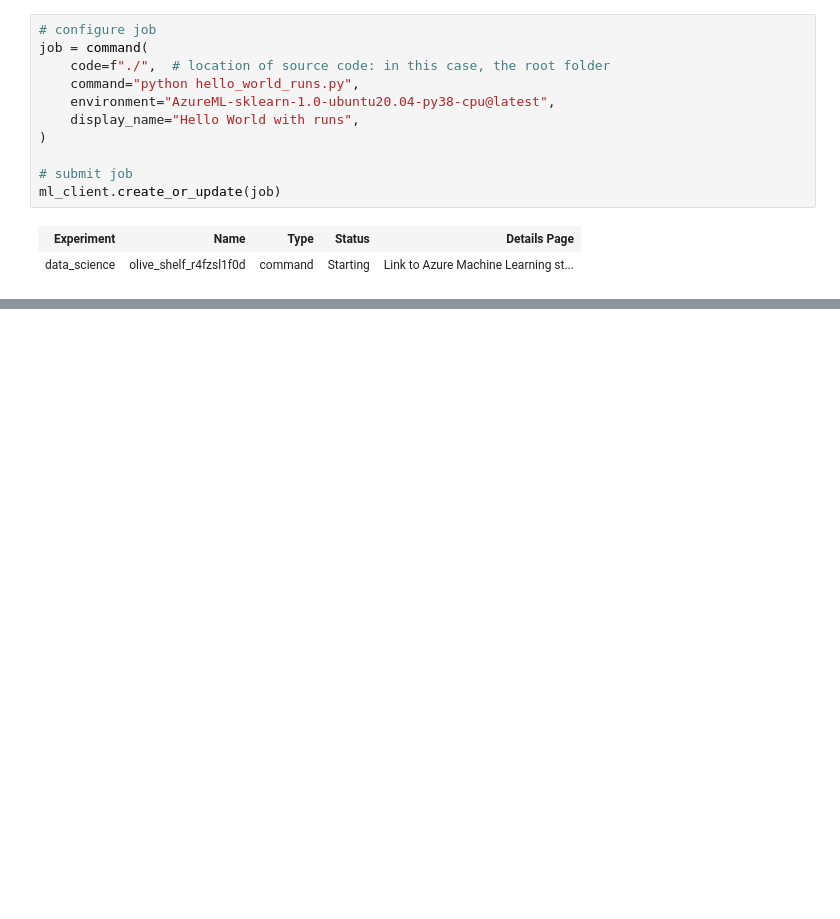
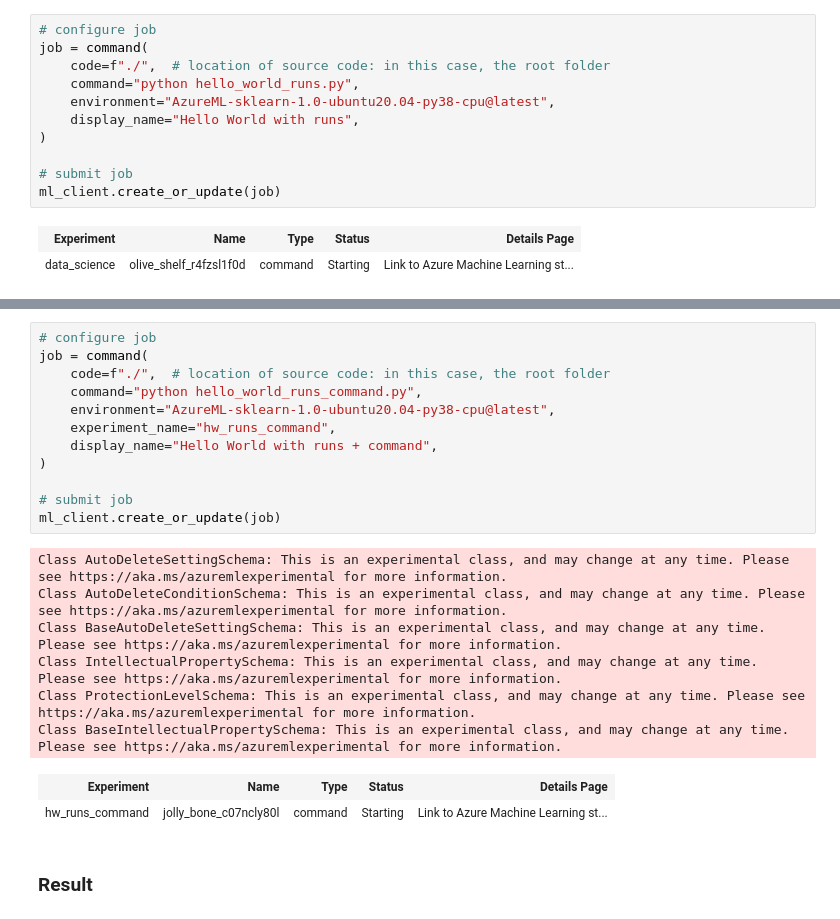
Before and after one commit to JaumeAmoresDS/home, a Jupyter notebook: posts/data_science/playing_with_mlflow.ipynb, the cells around one changed output, grey strips where cells are left out. Cells and saved outputs as stored; diff of their text form; blank space fills up the shorter version.

```diff
--- a/posts/data_science/playing_with_mlflow.ipynb
+++ b/posts/data_science/playing_with_mlflow.ipynb
@@ -307,0 +350,23 @@ ml_client.create_or_update(job)
+# %%
+# configure job
+job = command(
+    code=f"./",  # location of source code: in this case, the root folder
+    command="python hello_world_runs_command.py",
+    environment="AzureML-sklearn-1.0-ubuntu20.04-py38-cpu@latest",
+    experiment_name="hw_runs_command",
+    display_name="Hello World with runs + command",
+)
+
+# submit job
+ml_client.create_or_update(job)
+# %% [output]
+Class AutoDeleteSettingSchema: This is an experimental class, and may change at any time. Please see https://aka.ms/azuremlexperimental for more information.
+Class AutoDeleteConditionSchema: This is an experimental class, and may change at any time. Please see https://aka.ms/azuremlexperimental for more information.
+Class BaseAutoDeleteSettingSchema: This is an experimental class, and may change at any time. Please see https://aka.ms/azuremlexperimental for more information.
+Class IntellectualPropertySchema: This is an experimental class, and may change at any time. Please see https://aka.ms/azuremlexperimental for more information.
+Class ProtectionLevelSchema: This is an experimental class, and may change at any time. Please see https://aka.ms/azuremlexperimental for more information.
+Class BaseIntellectualPropertySchema: This is an experimental class, and may change at any time. Please see https://aka.ms/azuremlexperimental for more information.
+| Experiment | Name | Type | Status | Details Page |
+| hw_runs_command | jolly_bone_c07ncly80l | command | Starting | Link to Azure Machine Learning st... |
+# %% [markdown]
+### Result
```
Also changed, not shown: parts of 54 cells of this notebook.
